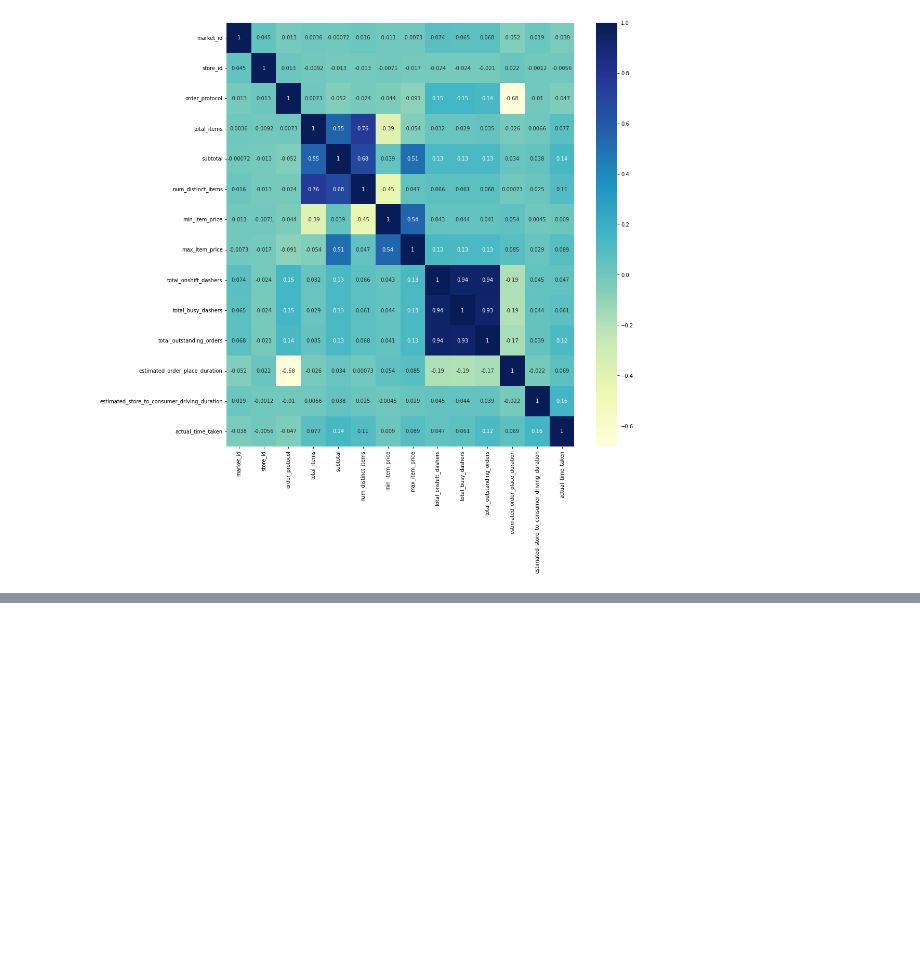
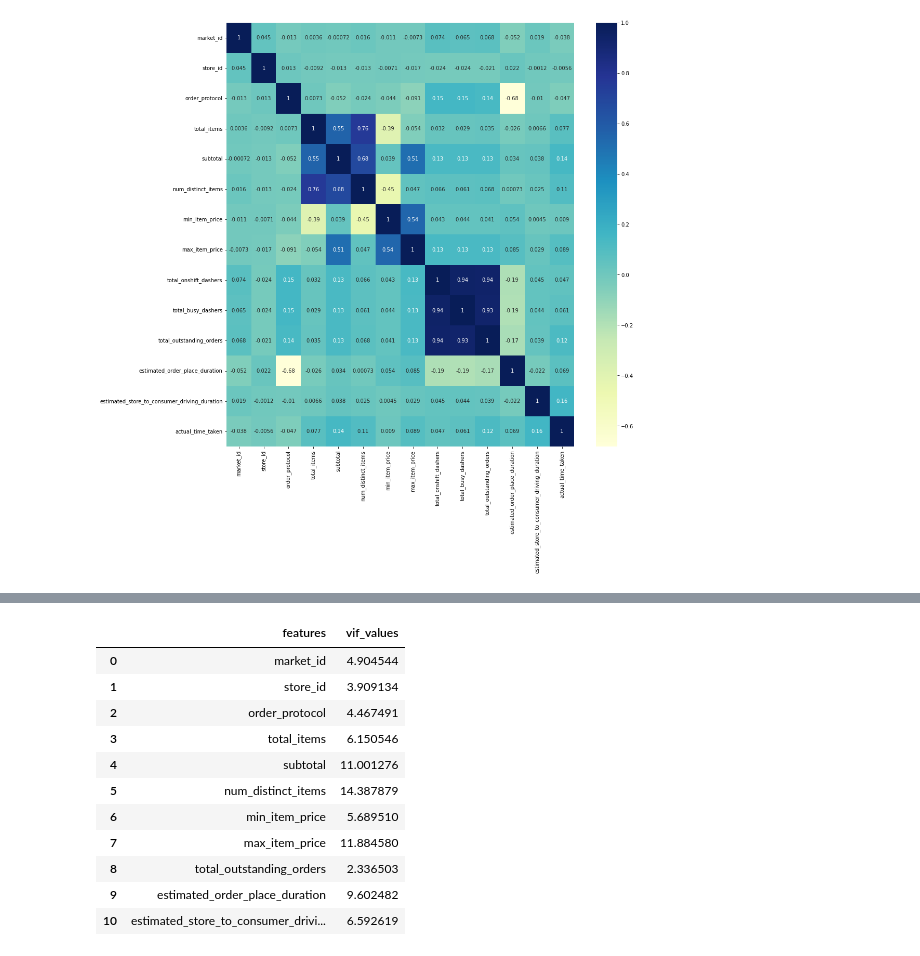
Before and after one commit to Milansingh163/Doordash-Delivery-time-Prediction, a Jupyter notebook: deliverytime.ipynb, the cells around one changed output, grey strips where cells are left out. Saved outputs shown, nothing was run; the diff lists cells and outputs as text; code cells hidden in the pictures; blank space fills up the shorter version.

```diff
--- a/deliverytime.ipynb
+++ b/deliverytime.ipynb
@@ -266,0 +348,20 @@ plt.show()
+# %%
+data_vif_removed_dasher = df[['market_id', 'store_id',
+       'order_protocol', 'total_items', 'subtotal', 'num_distinct_items',
+       'min_item_price', 'max_item_price', 'total_outstanding_orders',
+       'estimated_order_place_duration',
+       'estimated_store_to_consumer_driving_duration']]
+calculate_vif(data_vif_removed_dasher)
+# %% [output]
+|  | features | vif_values |
+| 0 | market_id | 4.904544 |
+| 1 | store_id | 3.909134 |
+| 2 | order_protocol | 4.467491 |
+| 3 | total_items | 6.150546 |
+| 4 | subtotal | 11.001276 |
+| 5 | num_distinct_items | 14.387879 |
+| 6 | min_item_price | 5.689510 |
+| 7 | max_item_price | 11.884580 |
+| 8 | total_outstanding_orders | 2.336503 |
+| 9 | estimated_order_place_duration | 9.602482 |
+| 10 | estimated_store_to_consumer_drivi... | 6.592619 |
```
Also changed, not shown: parts of 9 cells of this notebook.
